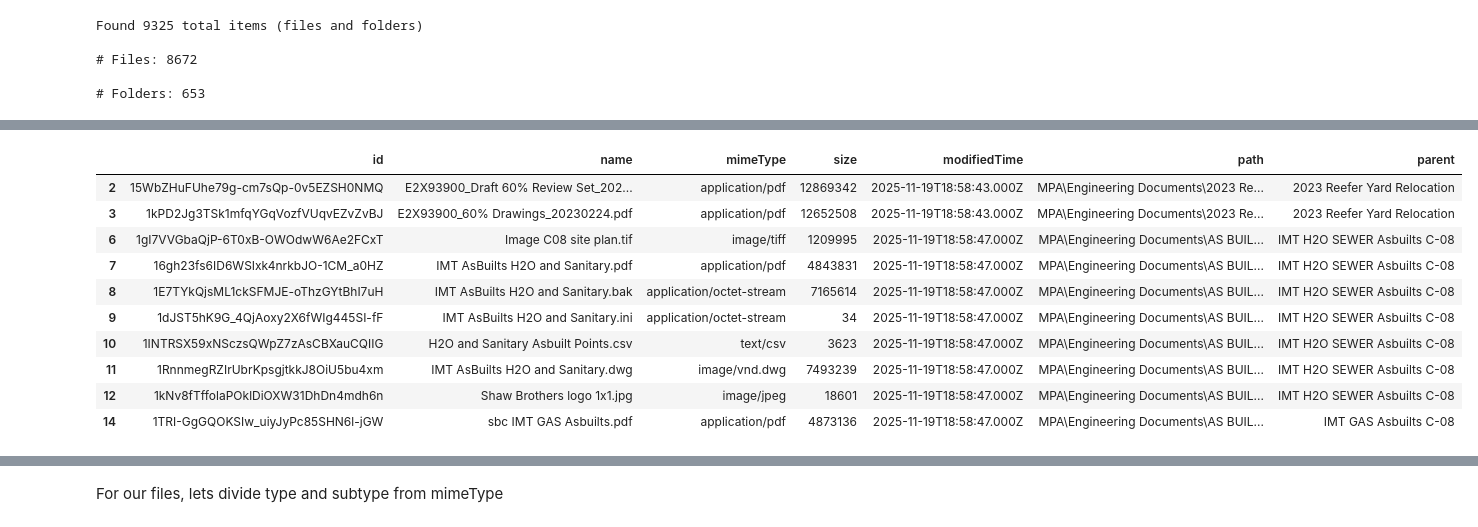
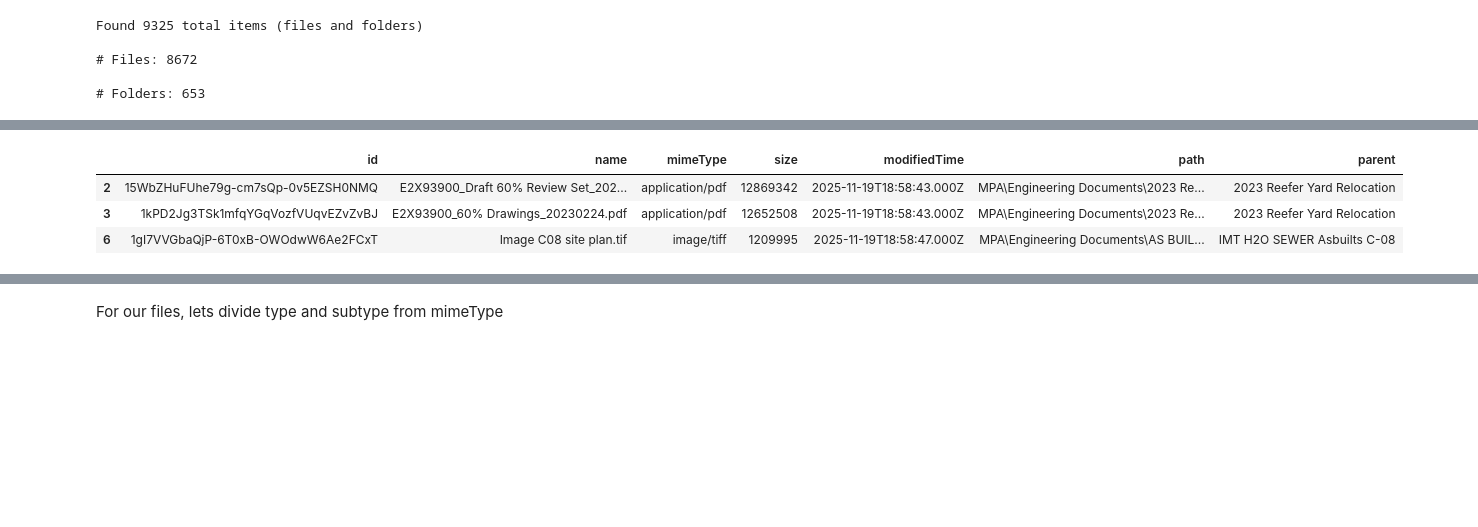
Before and after one commit to baconarray/DS5110_final, a Jupyter notebook: tyler_notes.ipynb, the cells around one changed output, grey strips where cells are left out. Drawn from its saved outputs; the diff is of its cells as text; code cells hidden in the pictures; blank space fills up the shorter version.

```diff
--- a/tyler_notes.ipynb
+++ b/tyler_notes.ipynb
@@ -112,18 +105,11 @@ df_folders.head(10)
 # %%
 #We look at our files from the dataset.
-df_files.head(10)
+df_files.head(3)
 # %% [output]
 |  | id | name | mimeType | size | modifiedTime | path | parent |
 | 2 | 15WbZHuFUhe79g-cm7sQp-0v5EZSH0NMQ | E2X93900_Draft 60% Review Set_202... | application/pdf | 12869342 | 2025-11-19T18:58:43.000Z | MPA\Engineering Documents\2023 Re... | 2023 Reefer Yard Relocation |
 | 3 | 1kPD2Jg3TSk1mfqYGqVozfVUqvEZvZvBJ | E2X93900_60% Drawings_20230224.pdf | application/pdf | 12652508 | 2025-11-19T18:58:43.000Z | MPA\Engineering Documents\2023 Re... | 2023 Reefer Yard Relocation |
 | 6 | 1gI7VVGbaQjP-6T0xB-OWOdwW6Ae2FCxT | Image C08 site plan.tif | image/tiff | 1209995 | 2025-11-19T18:58:47.000Z | MPA\Engineering Documents\AS BUIL... | IMT H2O SEWER Asbuilts C-08 |
-| 7 | 16gh23fs6ID6WSIxk4nrkbJO-1CM_a0HZ | IMT AsBuilts H2O and Sanitary.pdf | application/pdf | 4843831 | 2025-11-19T18:58:47.000Z | MPA\Engineering Documents\AS BUIL... | IMT H2O SEWER Asbuilts C-08 |
-| 8 | 1E7TYkQjsML1ckSFMJE-oThzGYtBhI7uH | IMT AsBuilts H2O and Sanitary.bak | application/octet-stream | 7165614 | 2025-11-19T18:58:47.000Z | MPA\Engineering Documents\AS BUIL... | IMT H2O SEWER Asbuilts C-08 |
-| 9 | 1dJST5hK9G_4QjAoxy2X6fWIg445SI-fF | IMT AsBuilts H2O and Sanitary.ini | application/octet-stream | 34 | 2025-11-19T18:58:47.000Z | MPA\Engineering Documents\AS BUIL... | IMT H2O SEWER Asbuilts C-08 |
-| 10 | 1INTRSX59xNSczsQWpZ7zAsCBXauCQIIG | H2O and Sanitary Asbuilt Points.csv | text/csv | 3623 | 2025-11-19T18:58:47.000Z | MPA\Engineering Documents\AS BUIL... | IMT H2O SEWER Asbuilts C-08 |
-| 11 | 1RnnmegRZIrUbrKpsgjtkkJ8OiU5bu4xm | IMT AsBuilts H2O and Sanitary.dwg | image/vnd.dwg | 7493239 | 2025-11-19T18:58:47.000Z | MPA\Engineering Documents\AS BUIL... | IMT H2O SEWER Asbuilts C-08 |
-| 12 | 1kNv8fTffolaPOklDiOXW31DhDn4mdh6n | Shaw Brothers logo 1x1.jpg | image/jpeg | 18601 | 2025-11-19T18:58:47.000Z | MPA\Engineering Documents\AS BUIL... | IMT H2O SEWER Asbuilts C-08 |
-| 14 | 1TRI-GgGQOKSIw_uiyJyPc85SHN6l-jGW | sbc IMT GAS Asbuilts.pdf | application/pdf | 4873136 | 2025-11-19T18:58:47.000Z | MPA\Engineering Documents\AS BUIL... | IMT GAS Asbuilts C-08 |
 # %%
 #Look at the top file types
 df_files.groupby('mimeType')['id'].count().sort_values(ascending=False)
```
Also changed, not shown: parts of 11 cells of this notebook.
